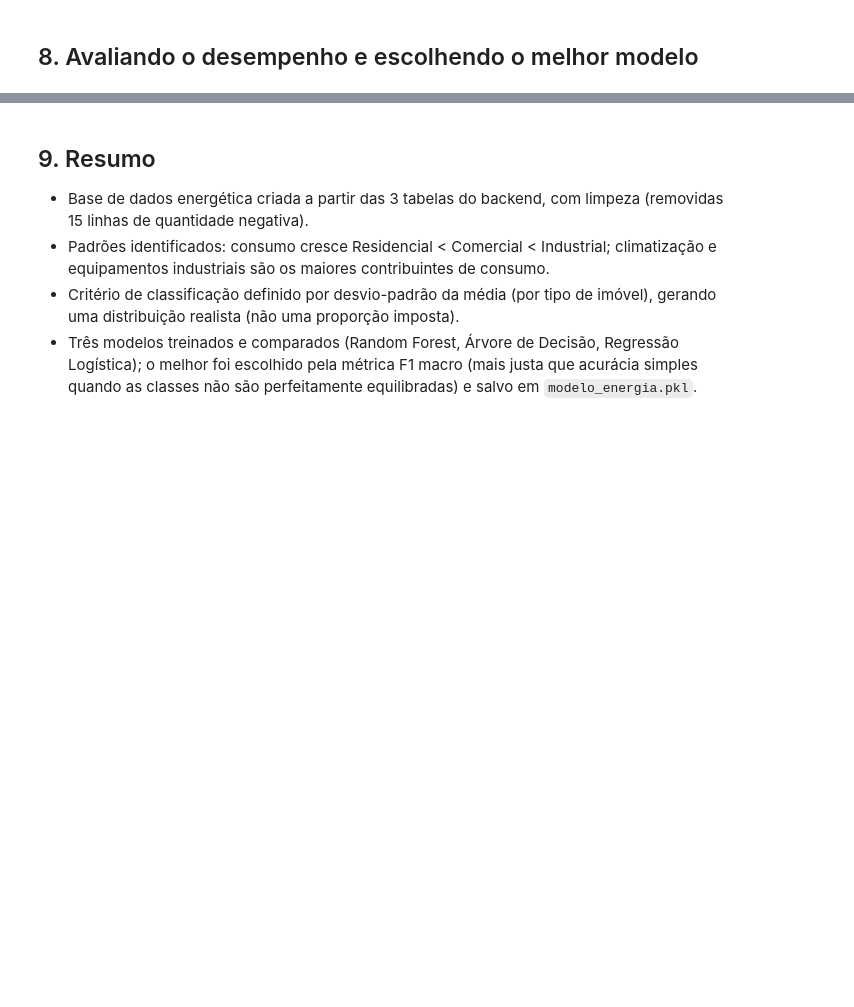
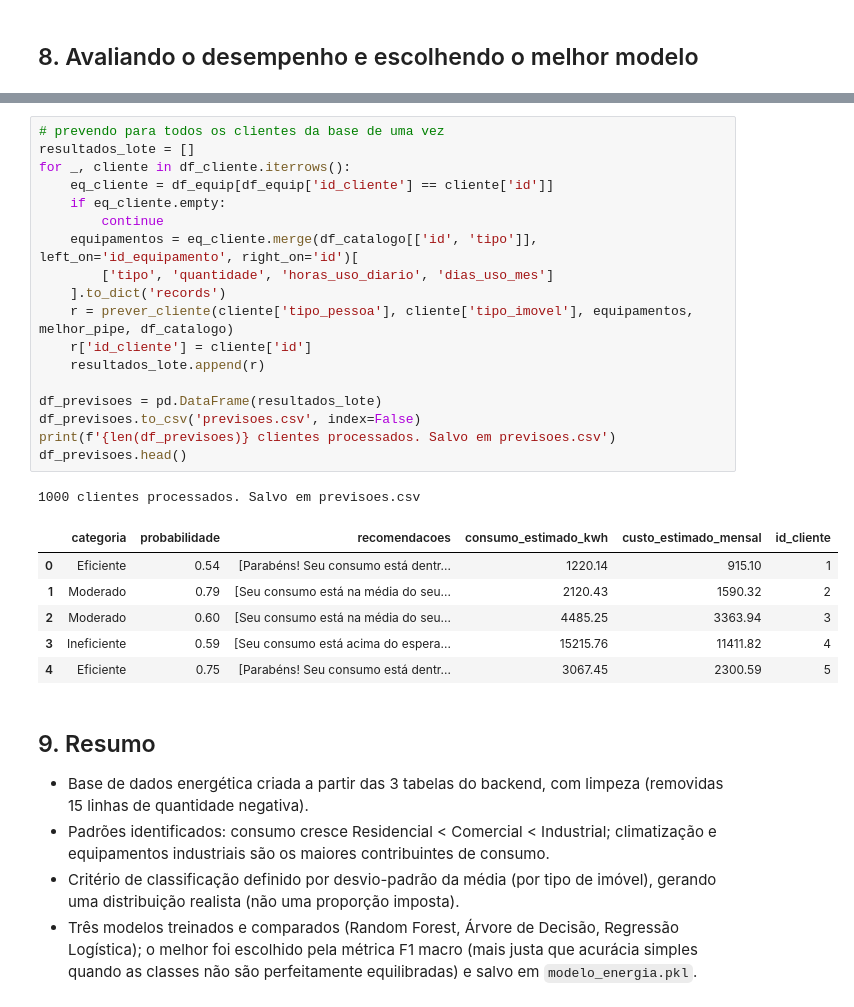
Before and after one commit to No-Country-simulation/G9-BR-Team-15, a Jupyter notebook: data-science/eda_consumo.ipynb, the cells around one changed output, grey strips where cells are left out. Drawn from its saved outputs; the diff is of its cells as text; blank space fills up the shorter version.

```diff
--- a/data-science/eda_consumo.ipynb
+++ b/data-science/eda_consumo.ipynb
@@ -433,3 +595,29 @@ Modelo "Regressão Logística" salvo em modelo_energia.pkl
+# %%
+# prevendo para todos os clientes da base de uma vez
+resultados_lote = []
+for _, cliente in df_cliente.iterrows():
+    eq_cliente = df_equip[df_equip['id_cliente'] == cliente['id']]
+    if eq_cliente.empty:
+        continue
+    equipamentos = eq_cliente.merge(df_catalogo[['id', 'tipo']], left_on='id_equipamento', right_on='id')[
+        ['tipo', 'quantidade', 'horas_uso_diario', 'dias_uso_mes']
+    ].to_dict('records')
+    r = prever_cliente(cliente['tipo_pessoa'], cliente['tipo_imovel'], equipamentos, melhor_pipe, df_catalogo)
+    r['id_cliente'] = cliente['id']
+    resultados_lote.append(r)
+
+df_previsoes = pd.DataFrame(resultados_lote)
+df_previsoes.to_csv('previsoes.csv', index=False)
+print(f'{len(df_previsoes)} clientes processados. Salvo em previsoes.csv')
+df_previsoes.head()
+# %% [output]
+1000 clientes processados. Salvo em previsoes.csv
+|  | categoria | probabilidade | recomendacoes | consumo_estimado_kwh | custo_estimado_mensal | id_cliente |
+| 0 | Eficiente | 0.54 | [Parabéns! Seu consumo está dentr... | 1220.14 | 915.10 | 1 |
+| 1 | Moderado | 0.79 | [Seu consumo está na média do seu... | 2120.43 | 1590.32 | 2 |
+| 2 | Moderado | 0.60 | [Seu consumo está na média do seu... | 4485.25 | 3363.94 | 3 |
+| 3 | Ineficiente | 0.59 | [Seu consumo está acima do espera... | 15215.76 | 11411.82 | 4 |
+| 4 | Eficiente | 0.75 | [Parabéns! Seu consumo está dentr... | 3067.45 | 2300.59 | 5 |
 # %% [markdown]
 ## 9. Resumo
 
```
Also changed, not shown: parts of 24 cells of this notebook, 11 other files.
